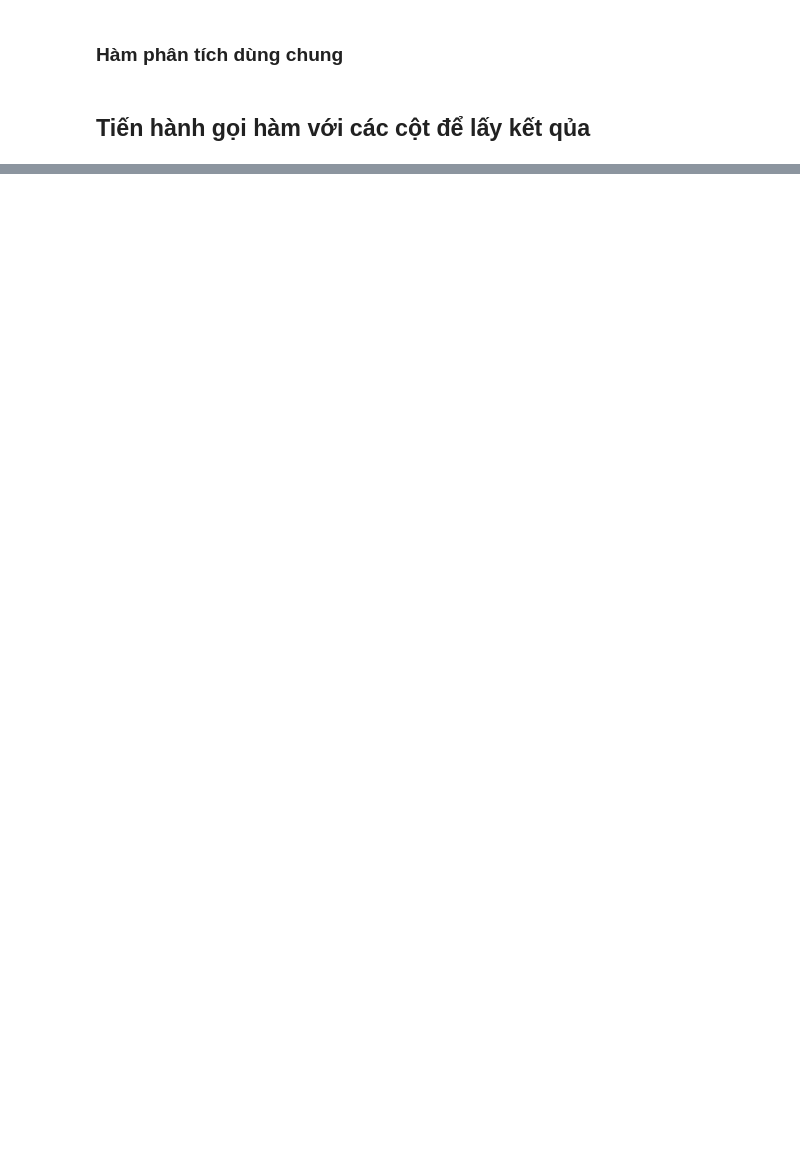
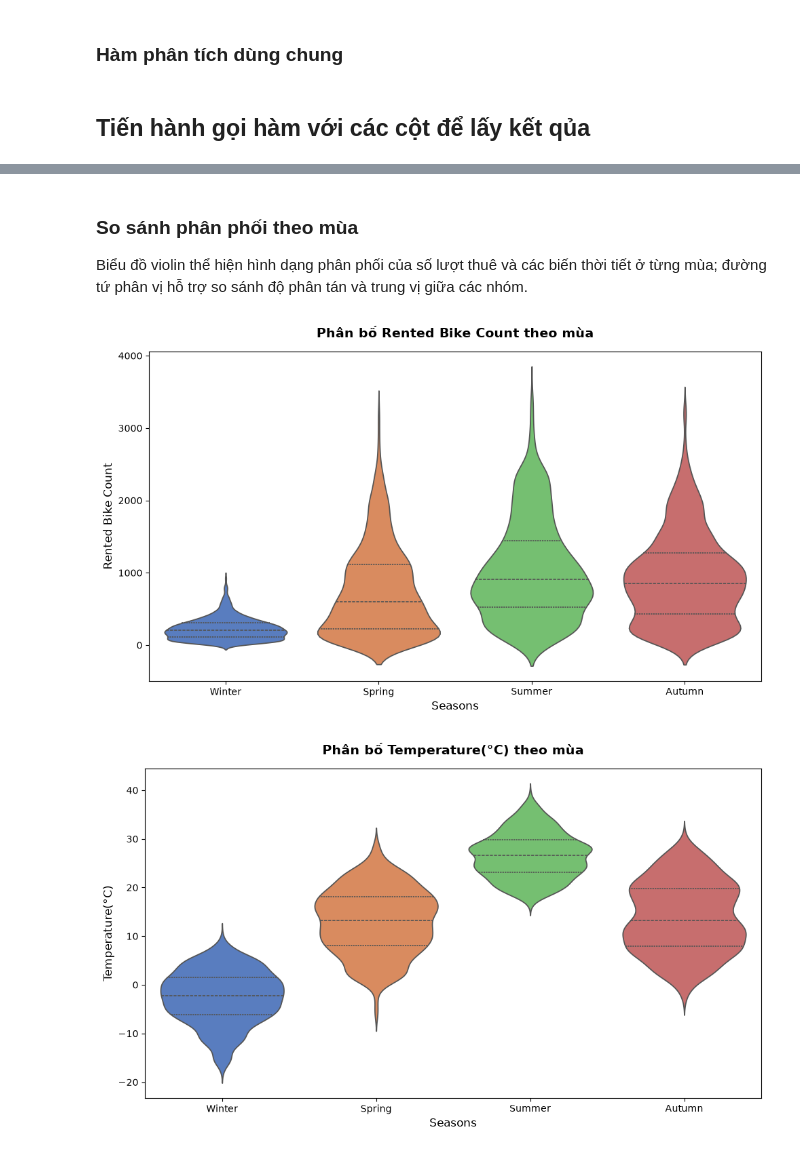
Before and after one commit to hoacangio/uit-data-analysis, a Jupyter notebook: notebooks/analysis.ipynb, the cells around one changed output, grey strips where cells are left out. Cells and saved outputs as stored; diff of their text form; code cells hidden in the pictures; blank space fills up the shorter version.

```diff
--- a/notebooks/analysis.ipynb
+++ b/notebooks/analysis.ipynb
@@ -114,0 +239,25 @@ Các biến được lựa chọn: Rented Bike Count, Temperature(°C), Humidity
+# %% [markdown]
+### So sánh phân phối theo mùa
+
+Biểu đồ violin thể hiện hình dạng phân phối của số lượt thuê và các biến thời tiết ở từng mùa; đường tứ phân vị hỗ trợ so sánh độ phân tán và trung vị giữa các nhóm.
+# %%
+for column_name in dispersion_columns:
+    friendly_name = get_friendly_name(column_name)
+    plt.figure(figsize=(10, 6))
+    sns.violinplot(
+        data=df,
+        x="seasons",
+        y=column_name,
+        inner="quartile",
+        palette="muted",
+        hue="seasons",
+        legend=False,
+    )
+    plt.ylabel(friendly_name, fontsize=12)
+    plt.xlabel(get_friendly_name("seasons"), fontsize=12)
+    plt.title(f"Phân bố {friendly_name} theo mùa", fontsize=14, fontweight="bold", pad=15)
+    plt.tight_layout()
+    plt.show()
+# %% [output]
+[figure, added]
+[figure, added]
```
Also changed, not shown: parts of 37 cells of this notebook, 7 other files.
